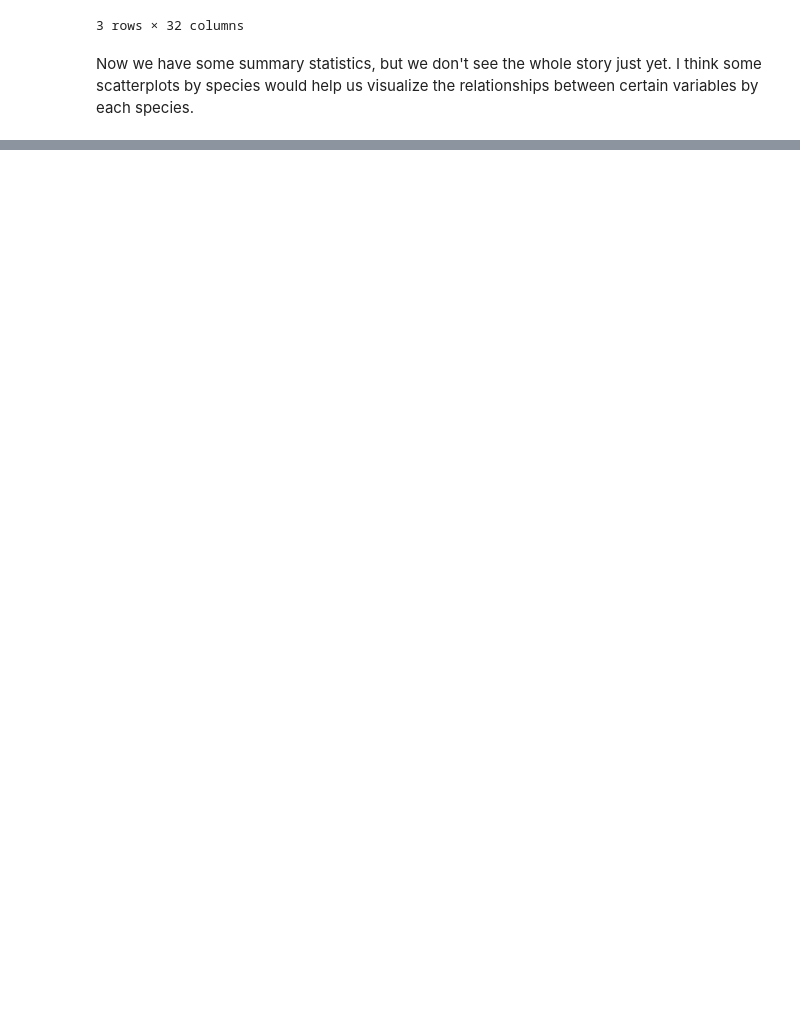
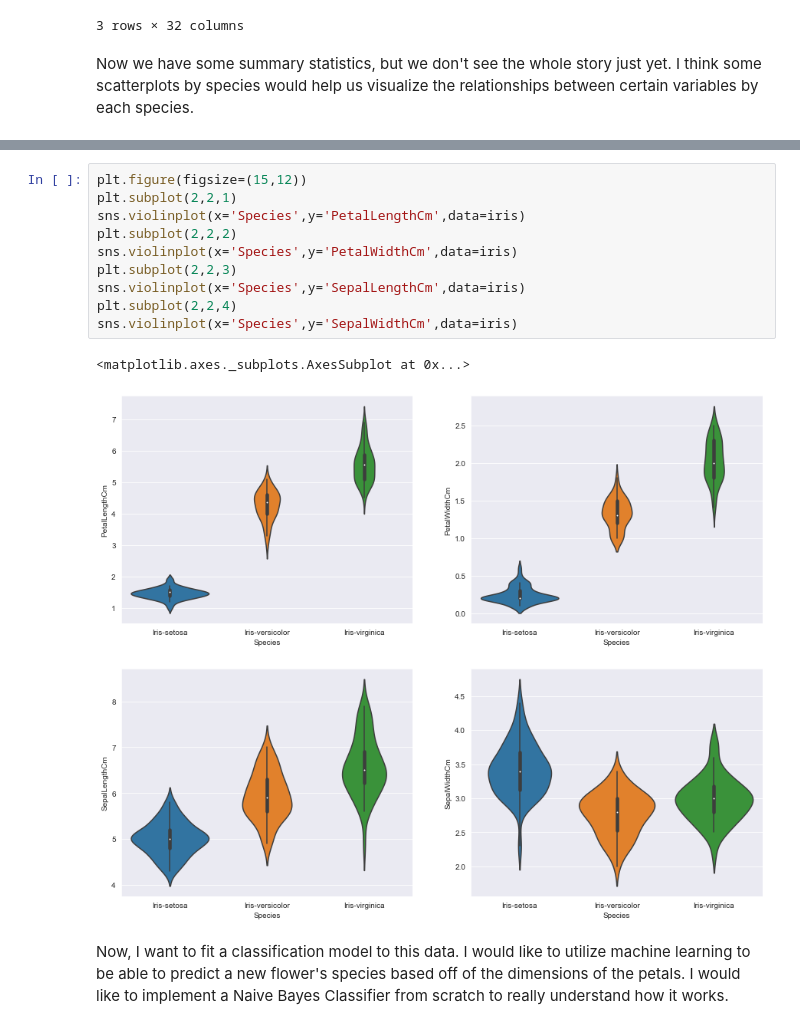
Before and after one commit to erik-bach/iris, a Jupyter notebook: irisML.ipynb, the cells around one changed output, grey strips where cells are left out. Cells and saved outputs as stored; diff of their text form; blank space fills up the shorter version.

```diff
--- a/irisML.ipynb
+++ b/irisML.ipynb
@@ -81,0 +91,15 @@ plt.show()
+# %%
+plt.figure(figsize=(15,12))
+plt.subplot(2,2,1)
+sns.violinplot(x='Species',y='PetalLengthCm',data=iris)
+plt.subplot(2,2,2)
+sns.violinplot(x='Species',y='PetalWidthCm',data=iris)
+plt.subplot(2,2,3)
+sns.violinplot(x='Species',y='SepalLengthCm',data=iris)
+plt.subplot(2,2,4)
+sns.violinplot(x='Species',y='SepalWidthCm',data=iris)
+# %% [output]
+<matplotlib.axes._subplots.AxesSubplot at 0x...>
+[figure, added]
+# %% [markdown]
+Now, I want to fit a classification model to this data. I would like to utilize machine learning to be able to predict a new flower's species based off of the dimensions of the petals. I would like to implement a Naive Bayes Classifier from scratch to really understand how it works.
```
Also changed, not shown: parts of 4 cells of this notebook.
